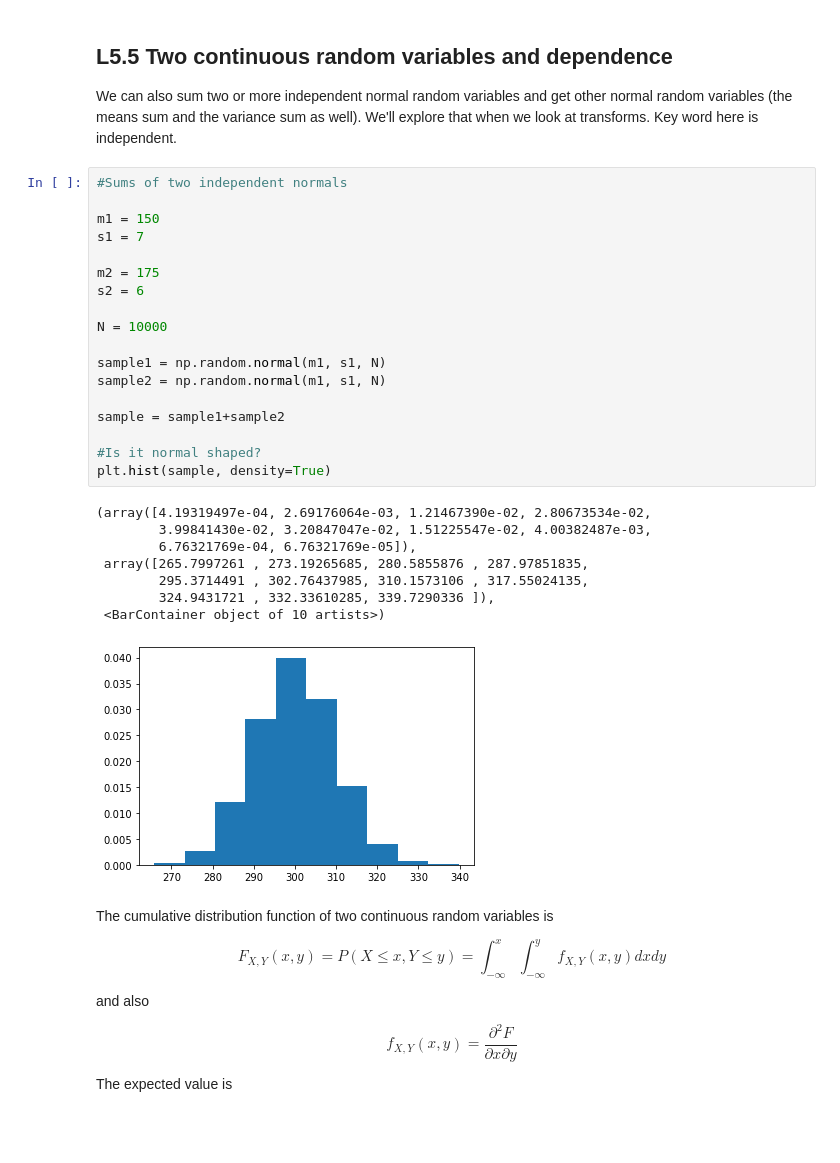
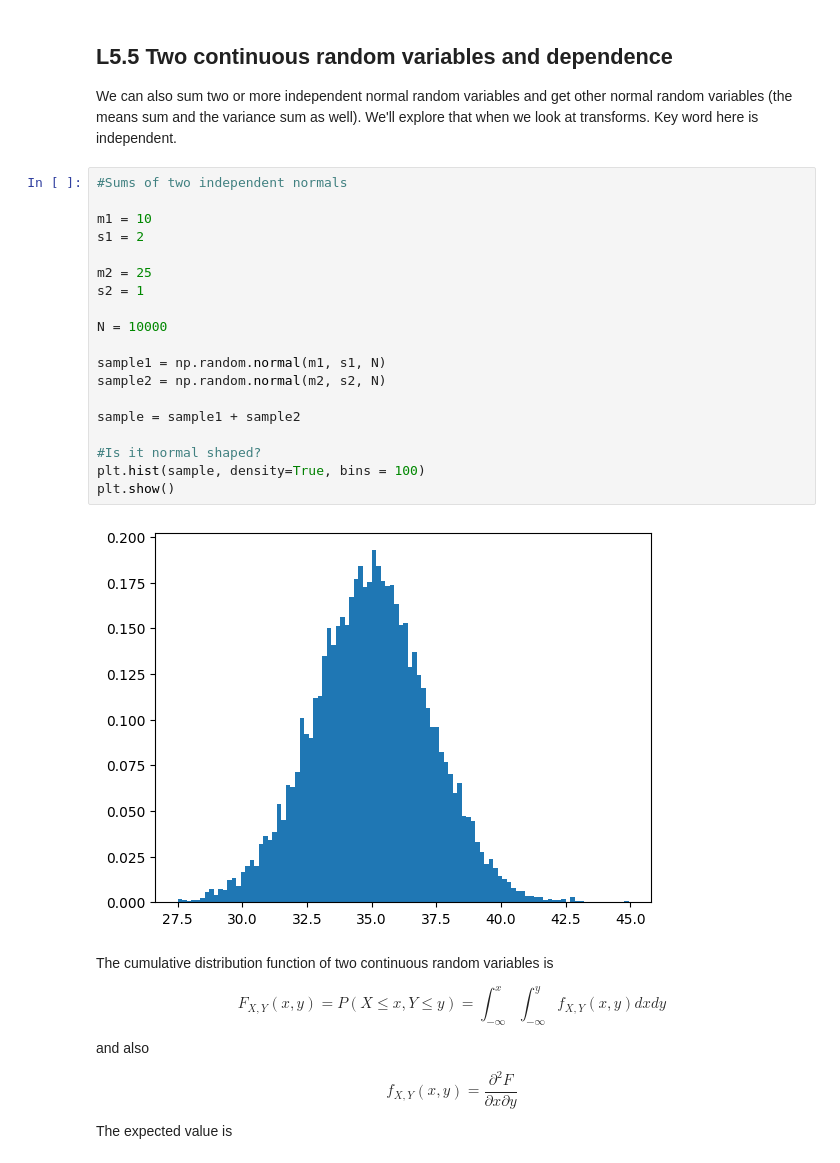
Before and after one commit to KrissiKodar/hagnyt_likindafraedi, a Jupyter notebook: AppliedProbL5.ipynb, the cells around one changed output. Cells and saved outputs as stored; diff of their text form; blank space fills up the shorter version.

```diff
--- a/AppliedProbL5.ipynb
+++ b/AppliedProbL5.ipynb
@@ -255,30 +238,24 @@ We can also sum two or more independent normal random variables and get other no
 # %%
 #Sums of two independent normals
 
-m1 = 150
-s1 = 7
+m1 = 10
+s1 = 2
 
-m2 = 175
-s2 = 6
+m2 = 25
+s2 = 1
 
 N = 10000
 
 sample1 = np.random.normal(m1, s1, N)
-sample2 = np.random.normal(m1, s1, N)
+sample2 = np.random.normal(m2, s2, N)
 
-sample = sample1+sample2
+sample = sample1 + sample2
 
 #Is it normal shaped?
-plt.hist(sample, density=True)
+plt.hist(sample, density=True, bins = 100)
+plt.show()
 # %% [output]
-(array([4.19319497e-04, 2.69176064e-03, 1.21467390e-02, 2.80673534e-02,
-        3.99841430e-02, 3.20847047e-02, 1.51225547e-02, 4.00382487e-03,
-        6.76321769e-04, 6.76321769e-05]),
- array([265.7997261 , 273.19265685, 280.5855876 , 287.97851835,
-        295.3714491 , 302.76437985, 310.1573106 , 317.55024135,
-        324.9431721 , 332.33610285, 339.7290336 ]),
- <BarContainer object of 10 artists>)
-[figure, old version]
+[figure, new version]
 # %% [markdown]
 The cumulative distribution function of two continuous random variables is
 
```
Also changed, not shown: parts of 6 cells of this notebook, 1 other file.
